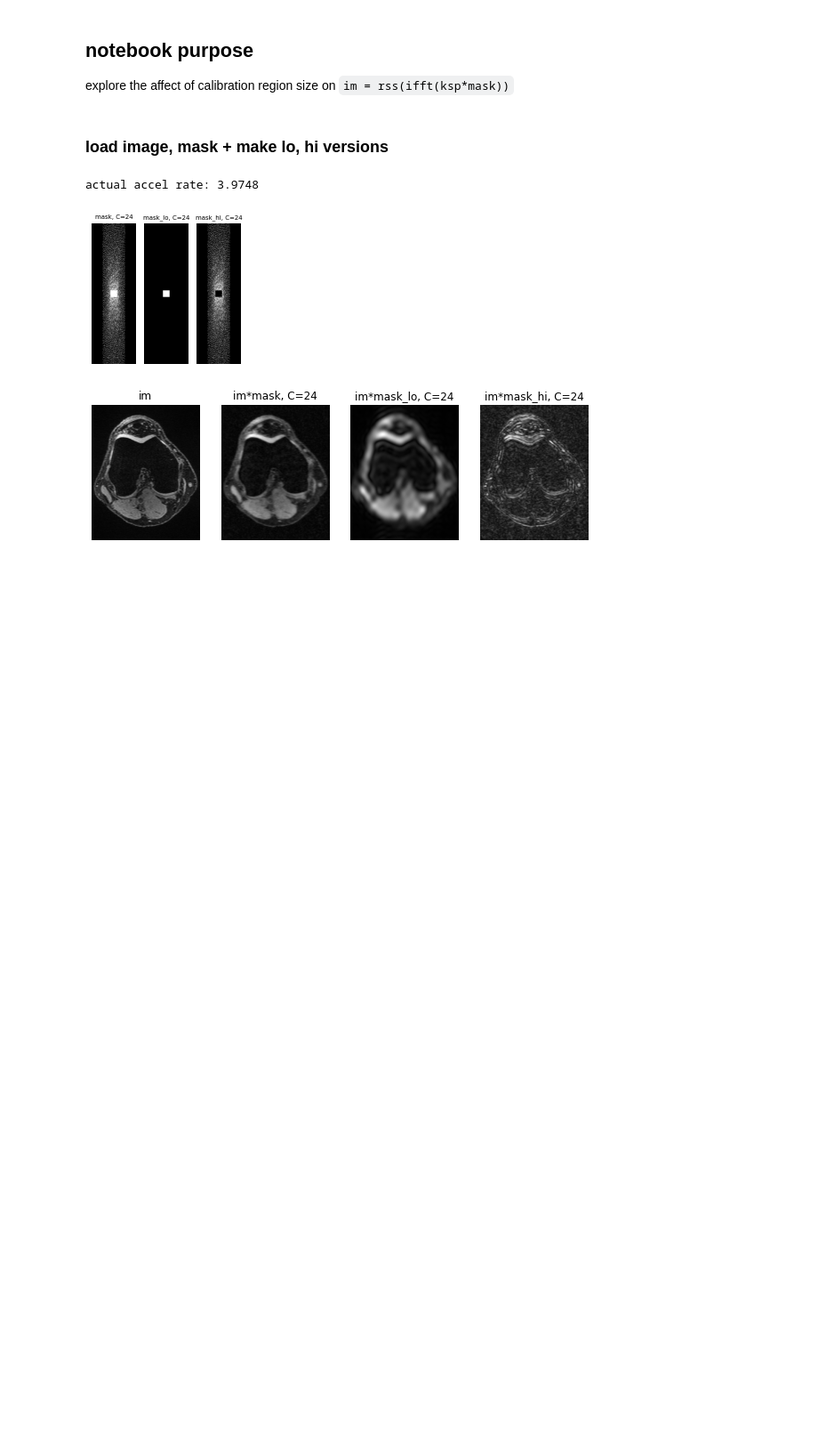
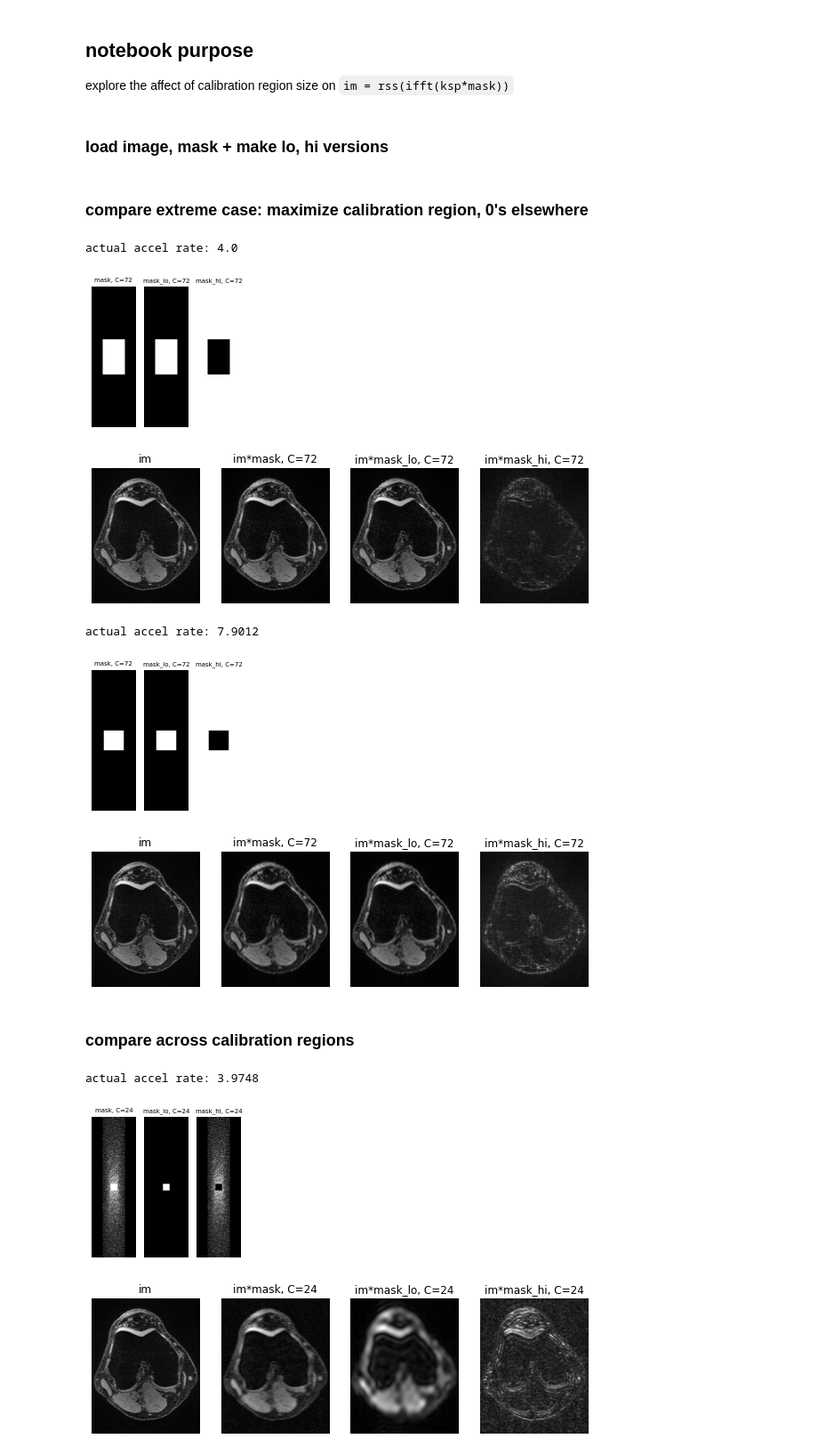
Before and after one commit to davevanveen/unsup_mri, a Jupyter notebook: ipynb/20210421_explore_calib_region.ipynb, the cells around one changed output. Shown at 89% size. Cells and saved outputs as stored; diff of their text form; code cells hidden in the pictures; blank space fills up the shorter version.

```diff
--- a/ipynb/20210421_explore_calib_region.ipynb
+++ b/ipynb/20210421_explore_calib_region.ipynb
@@ -16,11 +16,15 @@ from utils.transform import fft_2d, ifft_2d, root_sum_squares, \
 # %% [markdown]
 ### load image, mask + make lo, hi versions
 # %%
-def get_im_mask_lists(C, accel):
+def get_im_mask_lists(C, accel, max_=False):
 
     # load mask, ksp data
     path_ss = '/bmrNAS/people/dvv/in_qdess/central_slice_in_kx/MTR_005.npy'
-    path_mm = '/home/vanveen/ConvDecoder/masks/mask_pd_{}x_calib{}_rand11.npy'.format(accel, C)
+    if max_: # look at max calibration region
+        path_mm = '/home/vanveen/ConvDecoder/masks/mask_pd_{}x_calib_max.npy'.format(accel)
+    else:
+        path_mm = '/home/vanveen/ConvDecoder/masks/mask_pd_{}x_calib{}_rand11.npy'.format(accel, C)
+
     ksp = torch.from_numpy(np.load(path_ss))
     mask = torch.from_numpy(np.load(path_mm)).type(torch.uint8)
 
@@ -32,7 +36,13 @@ def get_im_mask_lists(C, accel):
     mask_lo = torch.zeros((512,160)).type(torch.uint8)
     mask_lo[256-C_:256+C_, 80-C_:80+C_] = int(1)
     mask_hi = copy.deepcopy(mask)
-    mask_hi[256-C_:256+C_, 80-C_:80+C_] = int(0)
+    if max_: # look at max calibration region
+        if accel==4: # b/c not a square calib region
+            mask_lo[192:320, 40:120] = int(1)
+#         mask_hi[:, :] = int(0)
+        mask_hi = torch.logical_not(mask_lo).type(torch.uint8)
+    else:
+        mask_hi[256-C_:256+C_, 80-C_:80+C_] = int(0)
 
     # mask im + variants
     im = root_sum_squares(ifft_2d(ksp))
@@ -81,6 +91,31 @@ def plot_ims(im_list, C):
         plt.axis('off')
 
     plt.show()
+# %% [markdown]
+### compare extreme case: maximize calibration region, 0's elsewhere
+# %%
+accel = 4
+C = 72 # size of calib region
+
+C_list = [72, 72]
+
+for idx, accel in enumerate([4, 8]):
+
+    C = C_list[idx]
+
+    im_list, mask_list = get_im_mask_lists(C, accel, max_=True)
+
+    plot_masks(mask_list, C)
+    plot_ims(im_list, C)
+# %% [output]
+actual accel rate: 4.0
+[figure, added]
+[figure, added]
+actual accel rate: 7.9012
+[figure, added]
+[figure, added]
+# %% [markdown]
+### compare across calibration regions
 # %%
 accel = 4
 C = 24 # size of calib region
```
Also changed, not shown: 6 other files.
